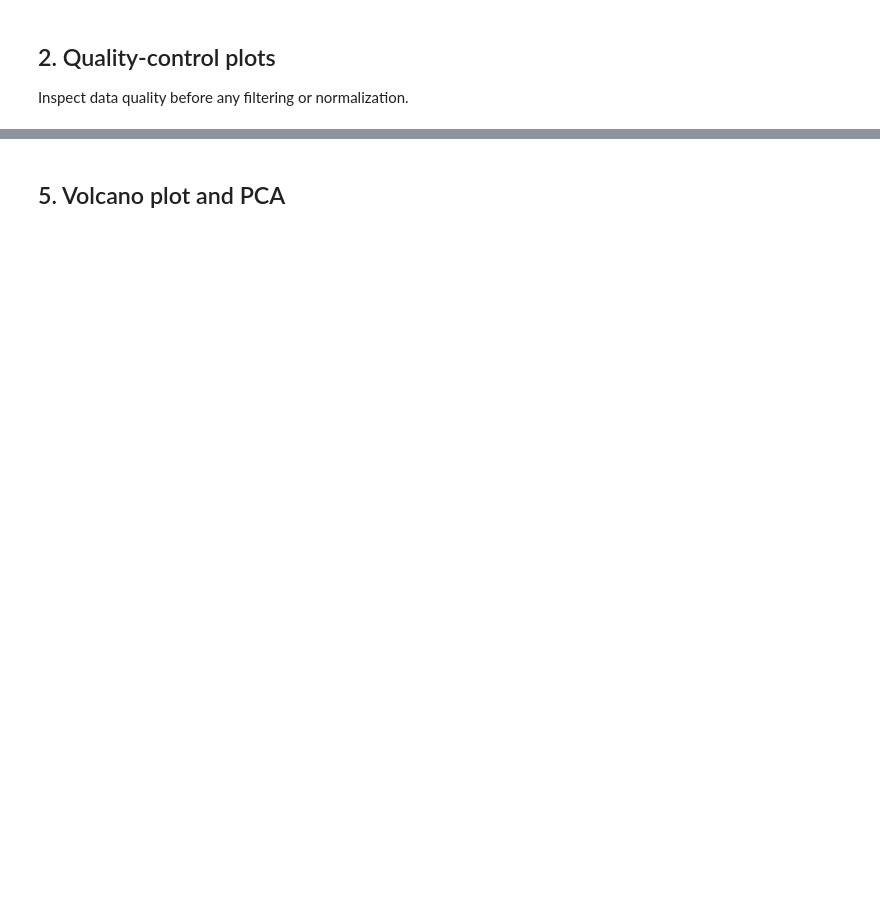
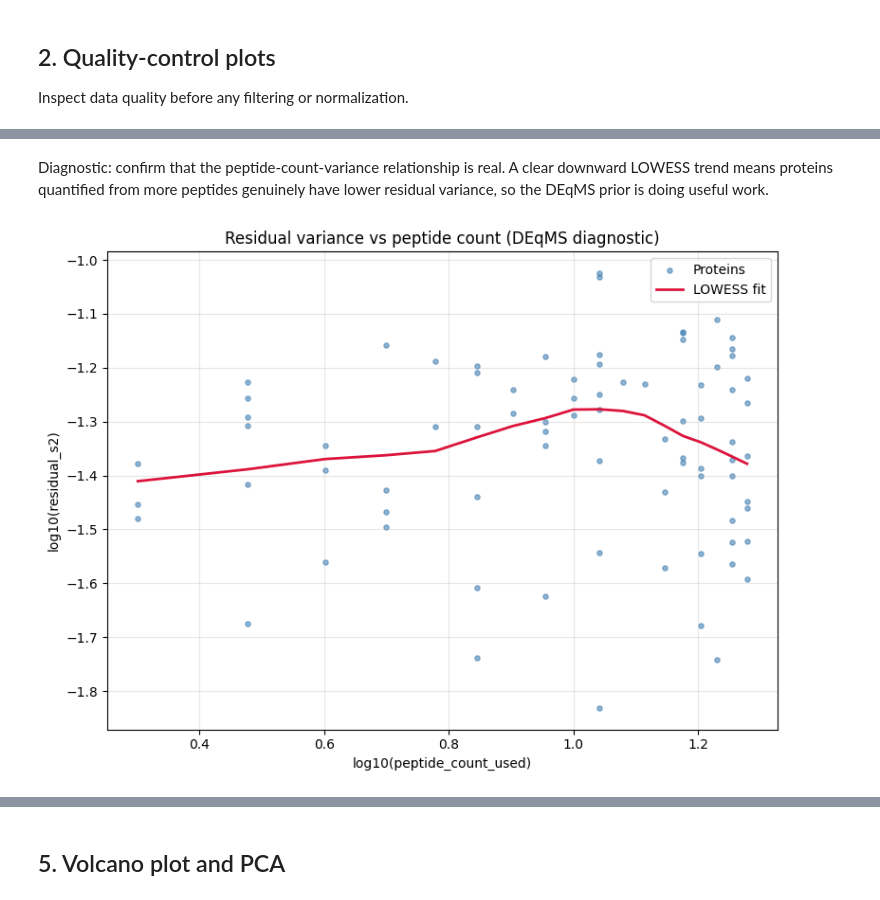
Before and after one commit to uw-maccosslab/proteomics-toolkit, a Jupyter notebook: docs/tutorial.ipynb, the cells around one changed output, grey strips where cells are left out. Drawn from its saved outputs; the diff is of its cells as text; code cells hidden in the pictures; blank space fills up the shorter version.

```diff
--- a/docs/tutorial.ipynb
+++ b/docs/tutorial.ipynb
@@ -22,11 +26,14 @@ import pandas as pd
 
 import proteomics_toolkit as ptk
 
-protein_data, peptide_data, metadata, sample_cols = ptk.datasets.load_example_data()
-print(f"protein_data: {protein_data.shape}")
-print(f"peptide_data: {peptide_data.shape}")
-print(f"metadata:     {metadata.shape}")
-print(f"sample_cols:  {len(sample_cols)} samples")
+protein_data, peptide_data, metadata, sample_cols, protein_sequences = (
+    ptk.datasets.load_example_data()
+)
+print(f"protein_data:      {protein_data.shape}")
+print(f"peptide_data:      {peptide_data.shape}")
+print(f"metadata:          {metadata.shape}")
+print(f"sample_cols:       {len(sample_cols)} samples")
+print(f"protein_sequences: {len(protein_sequences)} entries (keyed by leading_protein + accession)")
 metadata
 # %% [markdown]
 The PRISM batch-suffix convention (`__@__Batch1`) is baked into the sample
@@ -72,7 +101,11 @@ annot = protein_data[[
 annot.columns = ['Protein', 'Description', 'Protein Gene', 'UniProt_Accession', 'UniProt_Entry_Name']
 
 data = pd.concat(
-    [annot.reset_index(drop=True), protein_data[sample_cols].reset_index(drop=True)],
+    [
+        annot.reset_index(drop=True),
+        protein_data[['n_peptides']].reset_index(drop=True),
+        protein_data[sample_cols].reset_index(drop=True),
+    ],
     axis=1,
 )
 data.head()
@@ -96,0 +172,10 @@ results.head()
+# %%
+config.statistical_test_method = 'moderated_linear_model'
+config.moderation = 'limma'
+results_limma = ptk.run_comprehensive_statistical_analysis(
+    data, meta_dict, config, protein_annotations=annot
+)
+print(f"Significant at FDR < 0.05: {(results_limma['adj.P.Val'] < 0.05).sum()}")
+results_limma.sort_values('P.Value').head(5)[
+    ['Protein', 'Protein Gene', 'logFC', 'P.Value', 'adj.P.Val']
+]
@@ -96,0 +189,19 @@ results.head()
+# %%
+config.moderation = 'deqms'
+results_deqms = ptk.run_comprehensive_statistical_analysis(
+    data, meta_dict, config, protein_annotations=annot
+)
+print(f"Significant at FDR < 0.05: {(results_deqms['adj.P.Val'] < 0.05).sum()}")
+results_deqms.sort_values('P.Value').head(5)[
+    ['Protein', 'Protein Gene', 'logFC', 'adj.P.Val', 'peptide_count_used']
+]
+# %% [markdown]
+Diagnostic: confirm that the peptide-count-variance relationship is real.
+A clear downward LOWESS trend means proteins quantified from more peptides
+genuinely have lower residual variance, so the DEqMS prior is doing useful
+work.
+# %%
+ptk.plot_variance_vs_peptide_count(results_deqms)
+plt.show()
+# %% [output]
+[figure, added]
```
Also changed, not shown: parts of 21 cells of this notebook, 32 other files.
